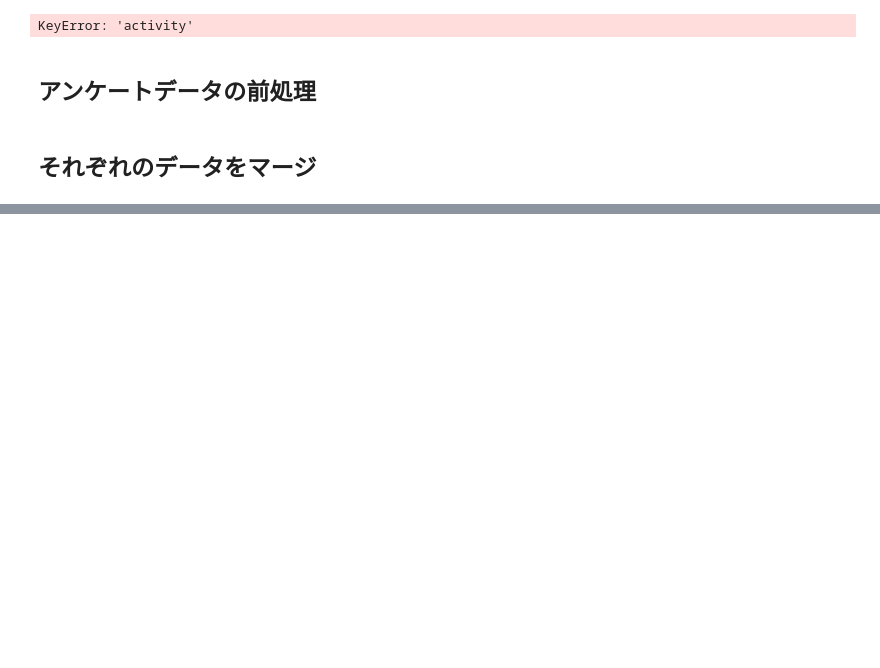
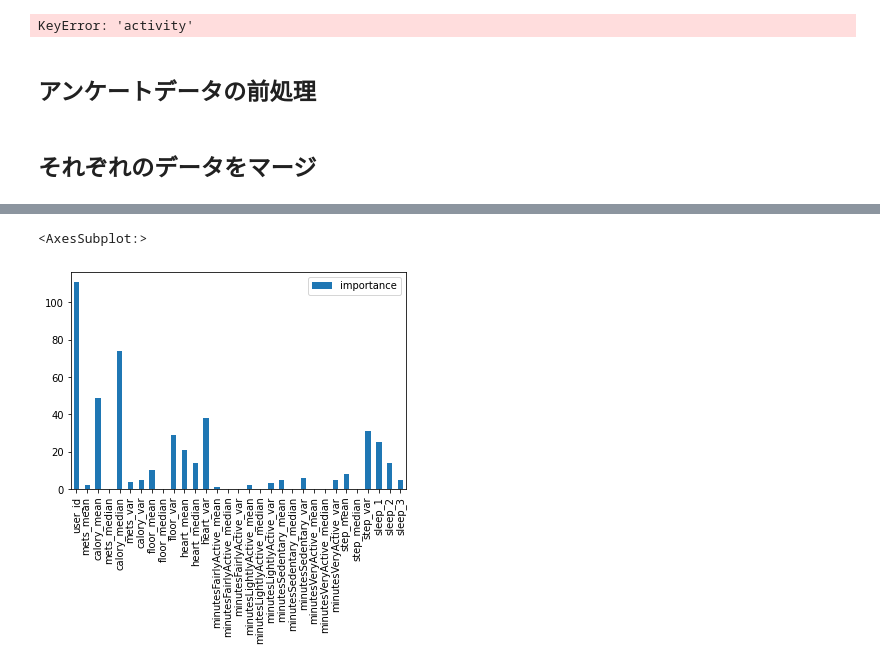
Before and after one commit to yusukennn/research_mental_prediction, a Jupyter notebook: code/analyse/analyse_all_data.ipynb, the cells around one changed output, grey strips where cells are left out. Saved outputs shown, nothing was run; the diff lists cells and outputs as text; code cells hidden in the pictures; blank space fills up the shorter version.

```diff
--- a/code/analyse/analyse_all_data.ipynb
+++ b/code/analyse/analyse_all_data.ipynb
@@ -204,0 +195,3 @@ merged_night_w = pd.merge(merged_night_w, night_w_workenga, on=['date','user_id'
+# %%
+merged_mor_night_ques = pd.merge(merged_morning, merged_night_w, left_on=['merge_date','user_id'],right_on=['date','user_id'])
+# merged_mor_night_ques.to_csv('./merged_mor_night_ques.csv')
@@ -204,0 +221,15 @@ merged_night_w = pd.merge(merged_night_w, night_w_workenga, on=['date','user_id'
+# %%
+def null_replace_ffill(df):
+    for i in range(105):
+        df = df.sort_values(['user_id', 'date'])
+        df_user = df[df.user_id==i]
+        df_user.fillna(method='ffill')
+    return df
+# %%
+merged_fitbit = null_replace_ffill(merged_fitbit)
+merged_fitbit['weekday'] = pd.to_datetime(merged_fitbit['date']).dt.weekday
+# %%
+# merge_all.to_csv('./merge_all.csv')
+#それぞれの種類ごとにアンケートデータとマージする
+fitbit_ques = pd.merge(merged_mor_night_ques,merged_fitbit, left_on=['date_x','user_id'],right_on=['date','user_id'])
+fitbit_ques.columns
@@ -210,9 +463,23 @@ import lightgbm as lgb
 from sklearn import datasets
 from sklearn.model_selection import train_test_split
 from sklearn.metrics import f1_score
+from sklearn.metrics import accuracy_score # モデル評価用(正答率)
+from sklearn.metrics import log_loss # モデル評価用(logloss)
+from sklearn.metrics import roc_auc_score # モデル評価用(auc)
 # ques_act_day_pred['user_id'] = ques_act_day_pred['user_id'].astype('int')
-X =
-y =
+fitbit_ques=fitbit_ques[fitbit_ques['positive_score_label_x']!=1]
+X = fitbit_ques[['user_id', 'mets_mean', 'calory_mean', 'mets_median',
+       'calory_median', 'mets_var', 'calory_var',  'floor_mean',
+       'floor_median', 'floor_var',  'heart_mean',
+       'heart_median', 'heart_var',  'minutesFairlyActive_mean',
+       'minutesFairlyActive_median', 'minutesFairlyActive_var',
+       'minutesLightlyActive_mean', 'minutesLightlyActive_median',
+       'minutesLightlyActive_var',  'minutesSedentary_mean',
+       'minutesSedentary_median', 'minutesSedentary_var',
+       'minutesVeryActive_mean', 'minutesVeryActive_median',
+       'minutesVeryActive_var',  'step_mean', 'step_median',
+       'step_var', 'sleep_1', 'sleep_2', 'sleep_3']]
+y = fitbit_ques['positive_score_label_x'].replace(2,1).astype('int')
 
 # 学習データとテストデータを分ける
 X_train, X_test, y_train, y_test = train_test_split(X, y)
@@ -224,14 +491,17 @@ lgb_eval = lgb.Dataset(X_test, y_test, reference=lgb_train)
 # 学習条件を設定
 params = {'task': 'train',
           'boosting_type': 'gbdt',
-          'objective': 'multiclass',
-          'metric': {'multi_logloss'},
-          'num_class': 3,
+          'objective': 'binary',
+          'metric': {'binary_error'},
+          'num_class': 1,
           'learning_rate': 0.02,
           'num_leaves': 23,
           'min_data_in_leaf': 1,
           'num_iteration': 1000,
-          'verbose': 0}
+          'verbose': 0,
+          'reg_alpha':0.93,
+          'reg_lambda':2.3
+          }
 
 # 学習する
 model = lgb.train(params,
@@ -241,14 +511,32 @@ model = lgb.train(params,
                   early_stopping_rounds=20)
 
 # テストデータで予測する
-y_pred = model.predict(X_test, num_iteration=model.best_iteration)
-y_pred_max = np.argmax(y_pred, axis=1)
+# y_pred = model.predict(X_test, num_iteration=model.best_iteration)
+# y_pred_max = np.argmax(y_pred, axis=1)
 
-# Accuracy を計算する
-accuracy = sum(y_test == y_pred_max) / len(y_test)
-print('accuracy:', accuracy)
+
+y_pred_prob = model.predict(X_test)
+# テストデータの予測 (予測クラス(0 or 1)を返す)
+y_pred = np.where(y_pred_prob < 0.5, 0, 1)
+
+# acc : 正答率
+acc = accuracy_score(y_test,y_pred)
+print('Acc :', acc)
+
+# f1-score
+f1 = f1_score(y_test,y_pred)
+print('f1-score :', f1)
+
+# logloss
+logloss =  log_loss(y_test,y_pred_prob) # 引数 : log_loss(正解クラス,[クラス0の予測確率,クラス1の予測確率])
+print('logloss :', logloss)
+
+# AUC
+auc = roc_auc_score(y_test,y_pred_prob) # 引数 : roc_auc_score(正解クラス, クラス1の予測確率)
+print('AUC :', auc)
 
 # importanceを表示する
 importance = pd.DataFrame(model.feature_importance(), index=list(X.columns), columns=['importance'])
 display(importance)
 importance.plot.bar()
+# %% [output]
@@ -254,0 +577,2 @@ importance.plot.bar()
+<AxesSubplot:>
+[figure, added]
```
Also changed, not shown: parts of 19 cells of this notebook.
